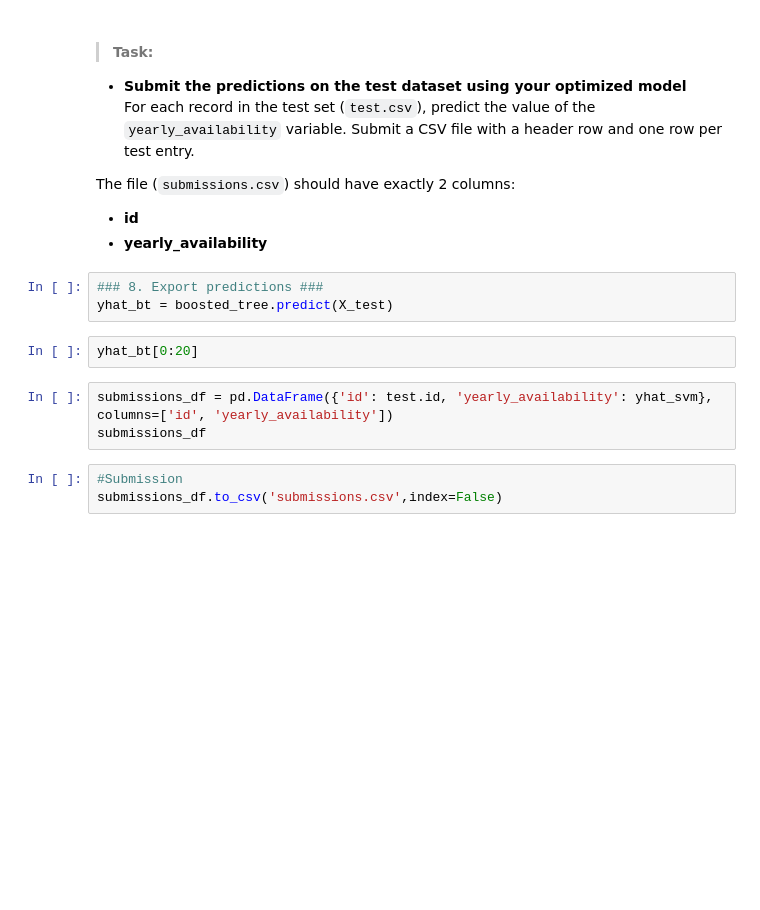
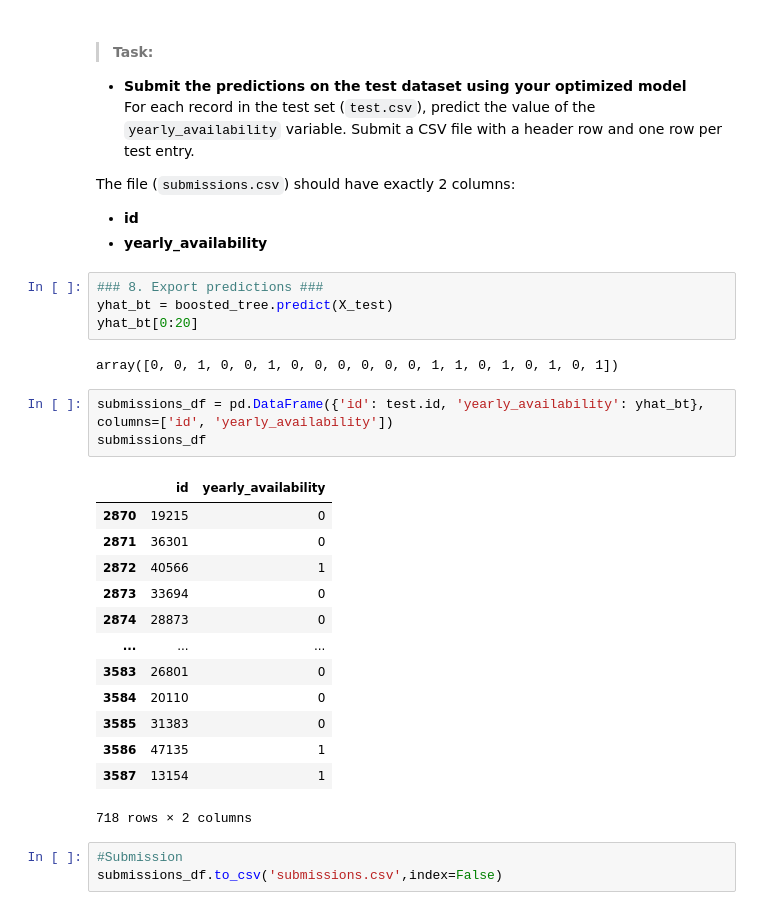
Before and after one commit to MykolaPinchuk/Kaggle, a Jupyter notebook: Projects/hackerrank-ml-test-availability-1.ipynb, the cells around one changed output. Cells and saved outputs as stored; diff of their text form; blank space fills up the shorter version.

```diff
--- a/Projects/hackerrank-ml-test-availability-1.ipynb
+++ b/Projects/hackerrank-ml-test-availability-1.ipynb
@@ -500,11 +506,26 @@ The file (`submissions.csv`) should have exactly 2 columns:
 # %%
 ### 8. Export predictions ###
 yhat_bt = boosted_tree.predict(X_test)
+yhat_bt[0:20]
+# %% [output]
+array([0, 0, 1, 0, 0, 1, 0, 0, 0, 0, 0, 0, 1, 1, 0, 1, 0, 1, 0, 1])
-# %%
-yhat_bt[0:20]
 # %%
-submissions_df = pd.DataFrame({'id': test.id, 'yearly_availability': yhat_svm}, columns=['id', 'yearly_availability'])
+submissions_df = pd.DataFrame({'id': test.id, 'yearly_availability': yhat_bt}, columns=['id', 'yearly_availability'])
 submissions_df
+# %% [output]
+|  | id | yearly_availability |
+| 2870 | 19215 | 0 |
+| 2871 | 36301 | 0 |
+| 2872 | 40566 | 1 |
+| 2873 | 33694 | 0 |
+| 2874 | 28873 | 0 |
+| ... | ... | ... |
+| 3583 | 26801 | 0 |
+| 3584 | 20110 | 0 |
+| 3585 | 31383 | 0 |
+| 3586 | 47135 | 1 |
+| 3587 | 13154 | 1 |
+718 rows × 2 columns
 # %%
 #Submission
 submissions_df.to_csv('submissions.csv',index=False)
```
Also changed, not shown: parts of 4 cells of this notebook.
